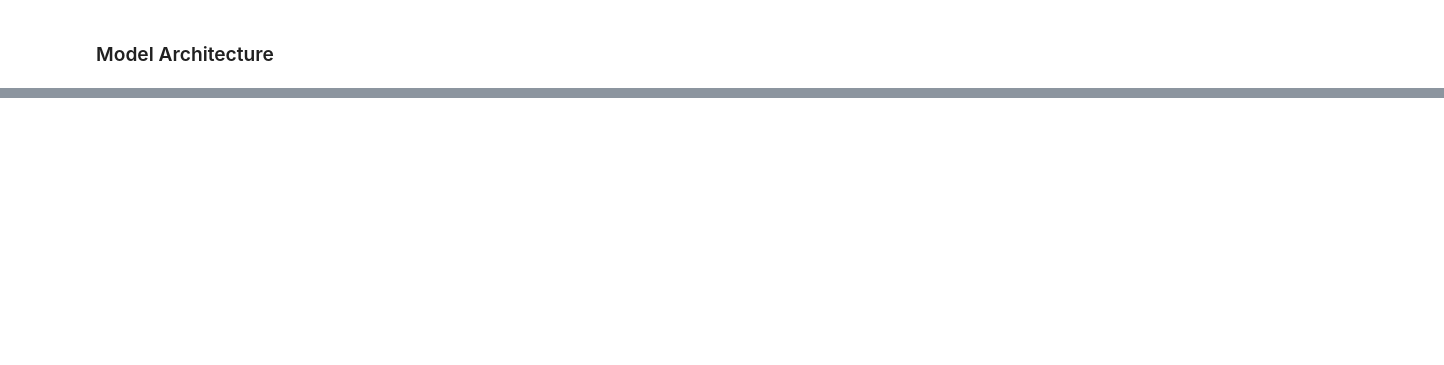
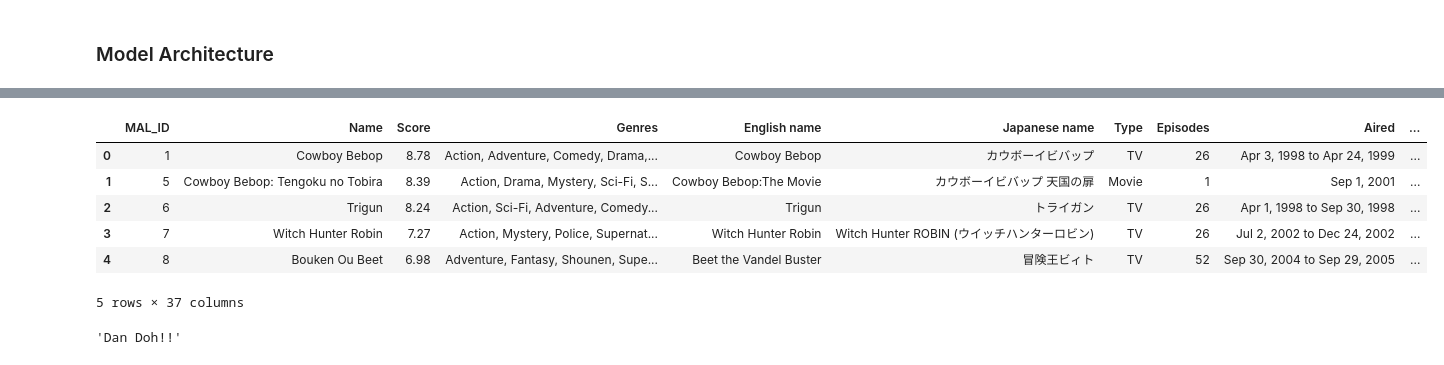
Before and after one commit to HakimOwais/Anime-Recommendation-Engine, a Jupyter notebook: notebook/experiments.ipynb, the cells around one changed output, grey strips where cells are left out. Saved outputs shown, nothing was run; the diff lists cells and outputs as text; code cells hidden in the pictures; blank space fills up the shorter version.

```diff
--- a/notebook/experiments.ipynb
+++ b/notebook/experiments.ipynb
@@ -254,0 +593,31 @@ array([[0.],
+# %%
+df = df.replace("Unknown", np.nan)
+# %%
+def getAnimeName(anime_id):
+    try:
+        name = df[df.anime_id==anime_id].eng_version.values[0]
+        if name is np.nan:
+            name = df[df.anime_id==anime_id].Name.values[0]
+
+    except:
+        print("Error")
+
+    return name
+# %%
+df["anime_id"] = df["MAL_ID"]
+df["eng_version"] = df["English name"]
+df["eng_version"] = df.anime_id.apply(lambda x:getAnimeName(x))
+# %%
+df.head()
+# %% [output]
+|  | MAL_ID | Name | Score | Genres | English name | Japanese name | Type | Episodes | Aired | ... |
+| 0 | 1 | Cowboy Bebop | 8.78 | Action, Adventure, Comedy, Drama,... | Cowboy Bebop | カウボーイビバップ | TV | 26 | Apr 3, 1998 to Apr 24, 1999 | ... |
+| 1 | 5 | Cowboy Bebop: Tengoku no Tobira | 8.39 | Action, Drama, Mystery, Sci-Fi, S... | Cowboy Bebop:The Movie | カウボーイビバップ 天国の扉 | Movie | 1 | Sep 1, 2001 | ... |
+| 2 | 6 | Trigun | 8.24 | Action, Sci-Fi, Adventure, Comedy... | Trigun | トライガン | TV | 26 | Apr 1, 1998 to Sep 30, 1998 | ... |
+| 3 | 7 | Witch Hunter Robin | 7.27 | Action, Mystery, Police, Supernat... | Witch Hunter Robin | Witch Hunter ROBIN (ウイッチハンターロビン) | TV | 26 | Jul 2, 2002 to Dec 24, 2002 | ... |
+| 4 | 8 | Bouken Ou Beet | 6.98 | Adventure, Fantasy, Shounen, Supe... | Beet the Vandel Buster | 冒険王ビィト | TV | 52 | Sep 30, 2004 to Sep 29, 2005 | ... |
+5 rows × 37 columns
+# %%
+getAnimeName(234)
+# %% [output]
+'Dan Doh!!'
```
Also changed, not shown: parts of 81 cells of this notebook, 2 other files.
